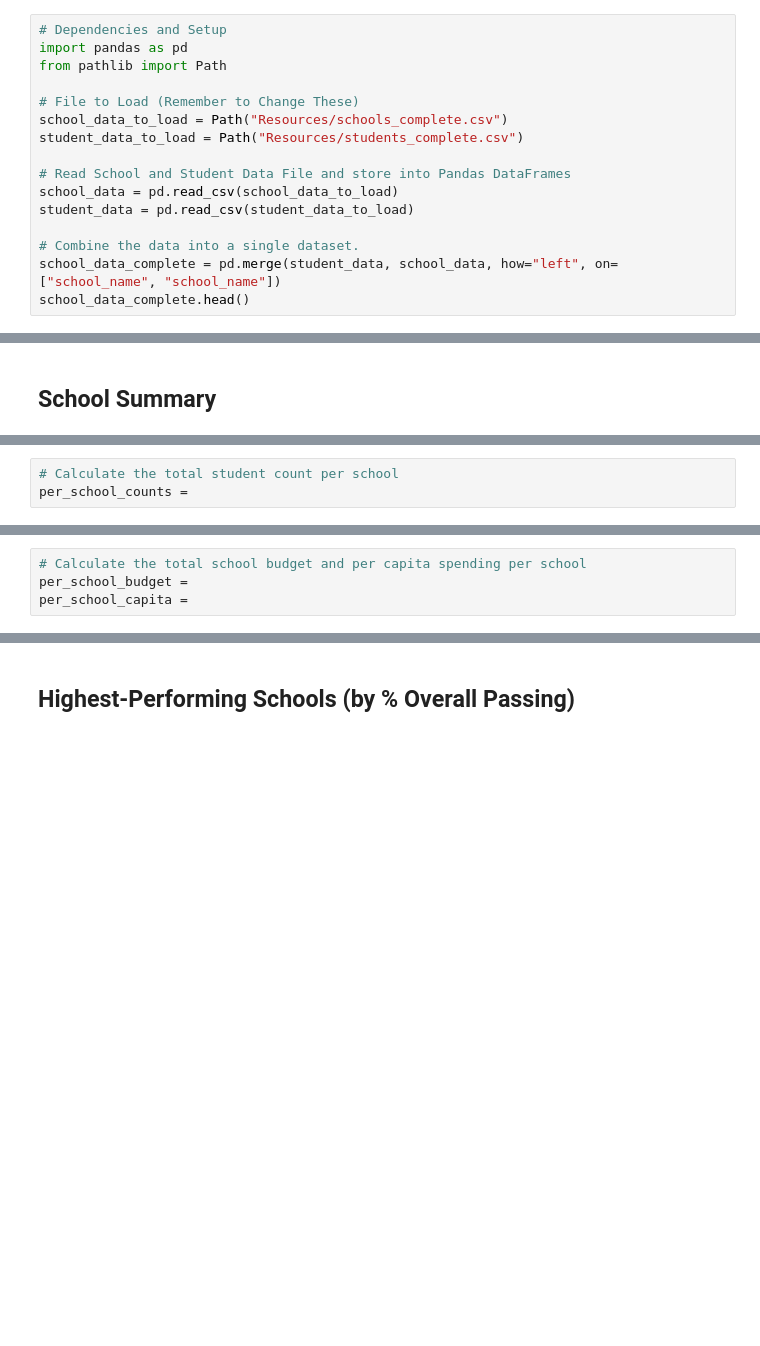
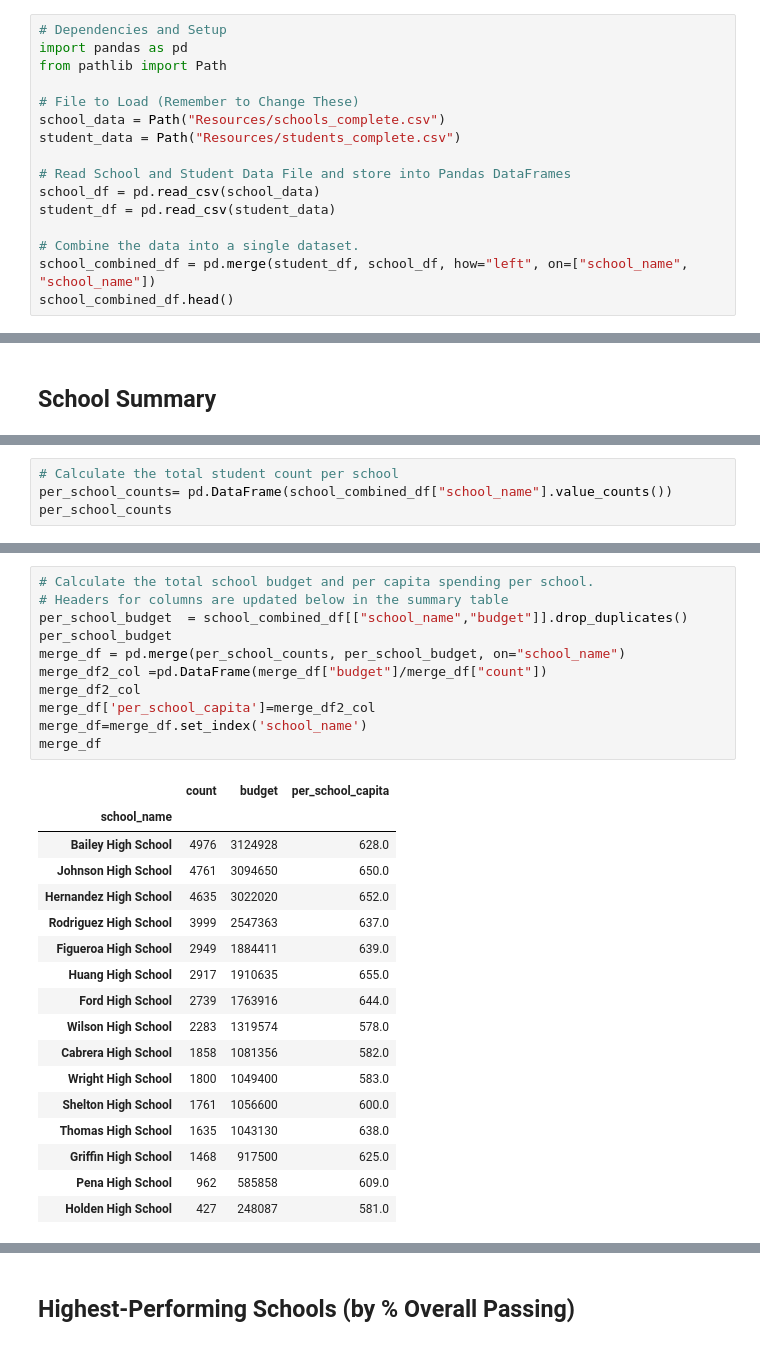
Before and after one commit to nooshi87/pandas-challenge, a Jupyter notebook: PyCitySchools/PyCitySchools_starter.ipynb, the cells around one changed output, grey strips where cells are left out. Saved outputs shown, nothing was run; the diff lists cells and outputs as text; blank space fills up the shorter version.

```diff
--- a/PyCitySchools/PyCitySchools_starter.ipynb
+++ b/PyCitySchools/PyCitySchools_starter.ipynb
@@ -10,16 +13,16 @@ import pandas as pd
 from pathlib import Path
 
 # File to Load (Remember to Change These)
-school_data_to_load = Path("Resources/schools_complete.csv")
-student_data_to_load = Path("Resources/students_complete.csv")
+school_data = Path("Resources/schools_complete.csv")
+student_data = Path("Resources/students_complete.csv")
 
 # Read School and Student Data File and store into Pandas DataFrames
-school_data = pd.read_csv(school_data_to_load)
-student_data = pd.read_csv(student_data_to_load)
+school_df = pd.read_csv(school_data)
+student_df = pd.read_csv(student_data)
 
 # Combine the data into a single dataset.
-school_data_complete = pd.merge(student_data, school_data, how="left", on=["school_name", "school_name"])
-school_data_complete.head()
+school_combined_df = pd.merge(student_df, school_df, how="left", on=["school_name", "school_name"])
+school_combined_df.head()
 # %% [output]
 |  | Student ID | student_name | gender | grade | school_name | reading_score | math_score | School ID | ... |
 | 0 | 0 | Paul Bradley | M | 9th | Huang High School | 66 | 79 | 0 | ... |
@@ -101,3 +134,4 @@ school_types =
 # %%
 # Calculate the total student count per school
-per_school_counts =
+per_school_counts= pd.DataFrame(school_combined_df["school_name"].value_counts())
+per_school_counts
@@ -104,4 +156,29 @@ per_school_counts =
-# %%
-# Calculate the total school budget and per capita spending per school
-per_school_budget =
-per_school_capita =
+# %%
+# Calculate the total school budget and per capita spending per school.
+# Headers for columns are updated below in the summary table
+per_school_budget  = school_combined_df[["school_name","budget"]].drop_duplicates()
+per_school_budget
+merge_df = pd.merge(per_school_counts, per_school_budget, on="school_name")
+merge_df2_col =pd.DataFrame(merge_df["budget"]/merge_df["count"])
+merge_df2_col
+merge_df['per_school_capita']=merge_df2_col
+merge_df=merge_df.set_index('school_name')
+merge_df
+# %% [output]
+|  | count | budget | per_school_capita |
+| school_name |  |  |  |
+| Bailey High School | 4976 | 3124928 | 628.0 |
+| Johnson High School | 4761 | 3094650 | 650.0 |
+| Hernandez High School | 4635 | 3022020 | 652.0 |
+| Rodriguez High School | 3999 | 2547363 | 637.0 |
+| Figueroa High School | 2949 | 1884411 | 639.0 |
+| Huang High School | 2917 | 1910635 | 655.0 |
+| Ford High School | 2739 | 1763916 | 644.0 |
+| Wilson High School | 2283 | 1319574 | 578.0 |
+| Cabrera High School | 1858 | 1081356 | 582.0 |
+| Wright High School | 1800 | 1049400 | 583.0 |
+| Shelton High School | 1761 | 1056600 | 600.0 |
+| Thomas High School | 1635 | 1043130 | 638.0 |
+| Griffin High School | 1468 | 917500 | 625.0 |
+| Pena High School | 962 | 585858 | 609.0 |
+| Holden High School | 427 | 248087 | 581.0 |
```
Also changed, not shown: parts of 42 cells of this notebook, 1 other file.
